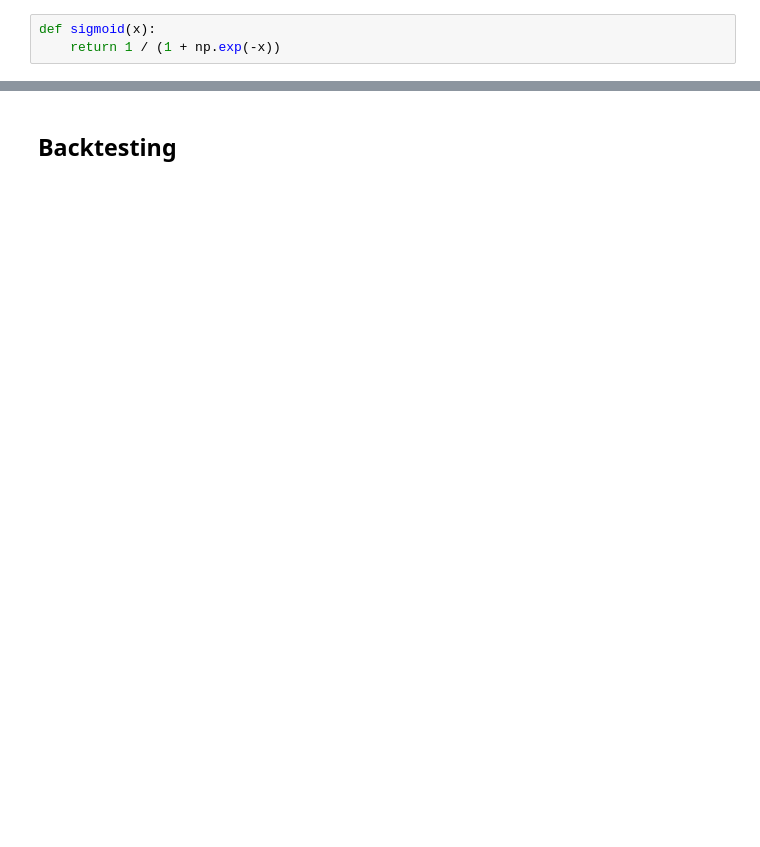
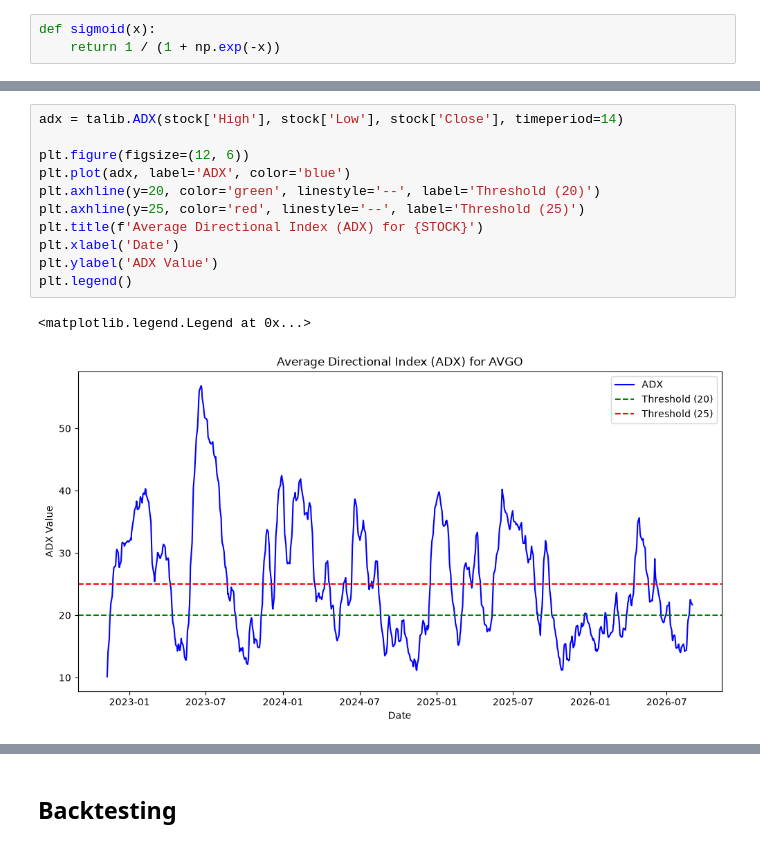
Before and after one commit to 01Joseph-Hwang10/quantitative-trading-exercise, a Jupyter notebook: notebooks/ensemble_strategy.ipynb, the cells around one changed output, grey strips where cells are left out. Saved outputs shown, nothing was run; the diff lists cells and outputs as text; blank space fills up the shorter version.

```diff
--- a/notebooks/ensemble_strategy.ipynb
+++ b/notebooks/ensemble_strategy.ipynb
@@ -173,2 +161,16 @@ dtype: float64
+# %%
+adx = talib.ADX(stock['High'], stock['Low'], stock['Close'], timeperiod=14)
+
+plt.figure(figsize=(12, 6))
+plt.plot(adx, label='ADX', color='blue')
+plt.axhline(y=20, color='green', linestyle='--', label='Threshold (20)')
+plt.axhline(y=25, color='red', linestyle='--', label='Threshold (25)')
+plt.title(f'Average Directional Index (ADX) for {STOCK}')
+plt.xlabel('Date')
+plt.ylabel('ADX Value')
+plt.legend()
+# %% [output]
+<matplotlib.legend.Legend at 0x...>
+[figure, added]
 # %%
 # Construct S_combined
```
Also changed, not shown: parts of 12 cells of this notebook, 1 other file.
